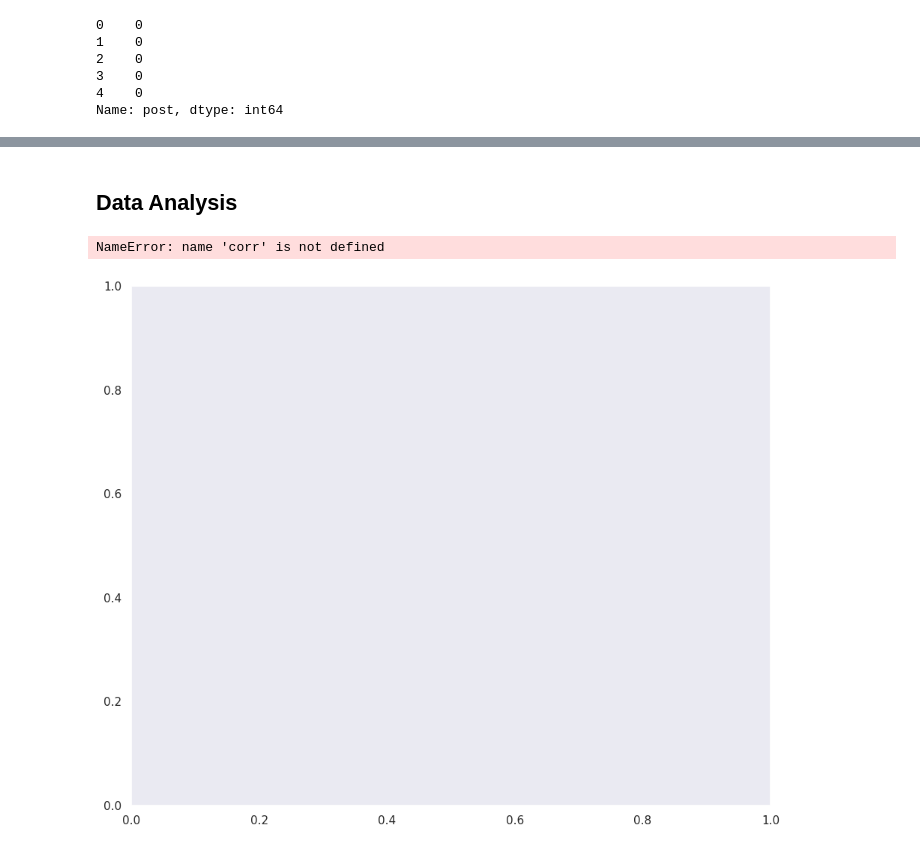
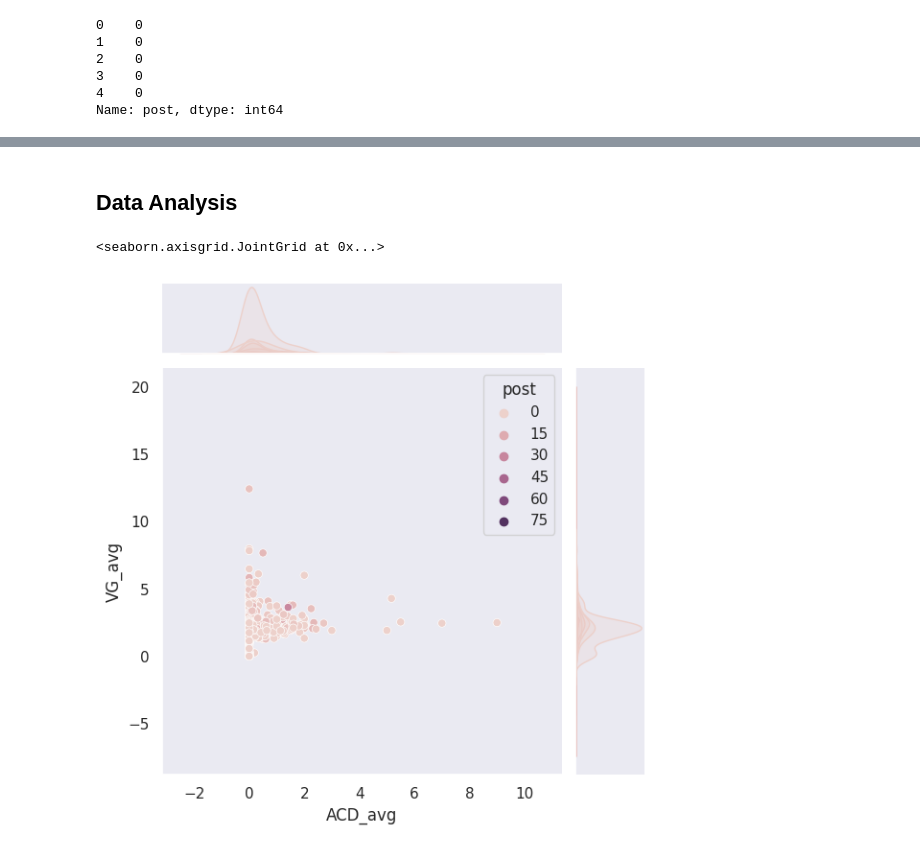
Before and after one commit to gusluchetti/uu-ai-data-mining, a Jupyter notebook: Data Description.ipynb, the cells around one changed output, grey strips where cells are left out. Cells and saved outputs as stored; diff of their text form; code cells hidden in the pictures.

Commit message:
feat: data description notebook

```diff
--- a/Data Description.ipynb
+++ b/Data Description.ipynb
@@ -69,18 +69,10 @@ x.describe()
 | 50% | 3.000000 | 0.148148 | 1.000000 | 1.000000 | 3.521277 | 29.000000 | 331.000000 | 6.627737 | 54.000000 | 677.000000 | ... |
 | 75% | 12.000000 | 0.620690 | 4.000000 | 8.000000 | 4.830189 | 45.000000 | 854.000000 | 8.674699 | 88.000000 | 1529.000000 | ... |
 | max | 179.000000 | 9.000000 | 24.000000 | 150.000000 | 20.500000 | 310.000000 | 28201.000000 | 39.500000 | 994.000000 | 60190.000000 | ... |
-# %% [markdown]
-## Data Analysis
-# %%
-# Set up the matplotlib figure
-f, ax = plt.subplots(figsize=(11, 9))
-
-# Generate a custom diverging colormap
-cmap = sns.diverging_palette(230, 20, as_cmap=True)
-
-# Draw the heatmap with the mask and correct aspect ratio
-sns.heatmap(corr, mask=mask, cmap=cmap, vmax=.3, center=0,
-            square=True, linewidths=.5, cbar_kws={"shrink": .5})
-# %% [output]
-NameError: name 'corr' is not defined
-[figure, removed]
+# %% [markdown]
+## Data Analysis
+# %%
+sns.jointplot(data=og_eclipse_df, x="ACD_avg", y="VG_avg", hue="post")
+# %% [output]
+<seaborn.axisgrid.JointGrid at 0x...>
+[figure, added]
```
Also changed, not shown: parts of 5 cells of this notebook.
